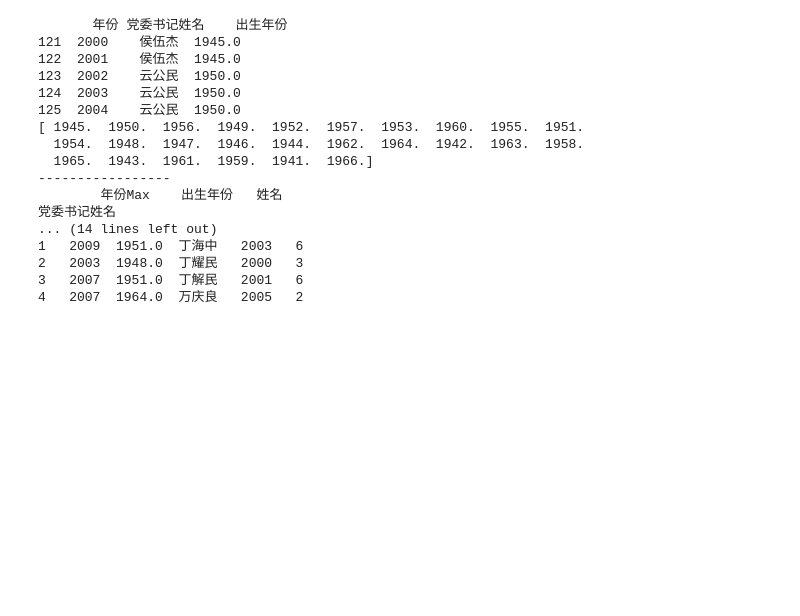
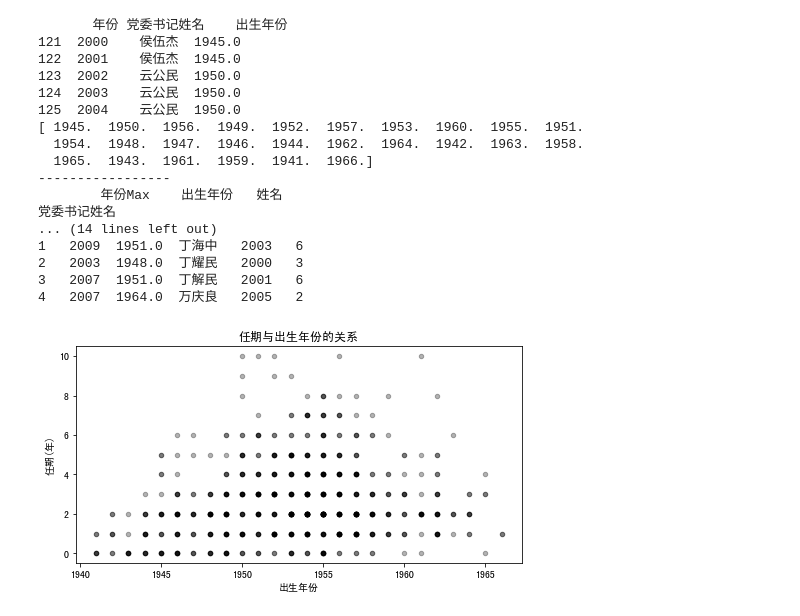
Before and after one commit to jasonzhang1986/DataAnalysis, a Jupyter notebook: Ex1.ipynb, the cells around one changed output. Drawn from its saved outputs; the diff is of its cells as text; code cells hidden in the pictures; blank space fills up the shorter version.

Commit message:
任期与出生年份的关系，热图

```diff
--- a/Ex1.ipynb
+++ b/Ex1.ipynb
@@ -327,3 +327,14 @@ print(data_term_fin.head())
 2   2003  1948.0  丁耀民   2000   3
 3   2007  1951.0  丁解民   2001   6
 4   2007  1964.0  万庆良   2005   2
+# %%
+fig_q3_1 = plt.figure(figsize=(8,4))
+plt.title('任期与出生年份的关系')
+
+plt.scatter(data_term_fin['出生年份'], data_term_fin['任期'], color='black', alpha=0.3, s=20) #s表示圆圈的半径
+plt.xlabel('出生年份')
+plt.ylabel('任期(年)')
+# plt.grid(True)
+plt.show()
+# %% [output]
+[figure, added]
```
Also changed, not shown: parts of 1 cell of this notebook.
